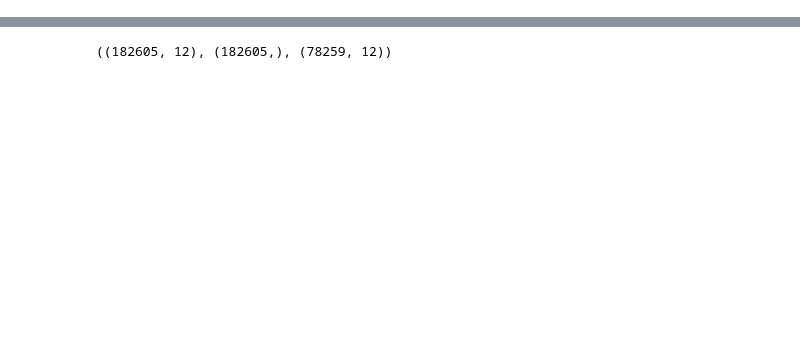
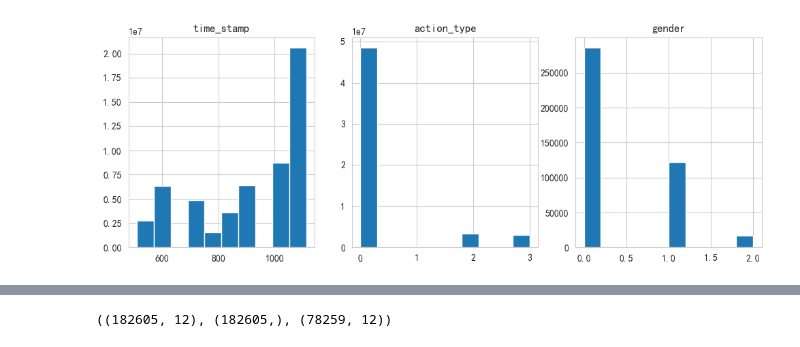
Before and after one commit to zfy2003/mechine-learning, a Jupyter notebook: demo/demo1.ipynb, the cells around one changed output, grey strips where cells are left out. Cells and saved outputs as stored; diff of their text form; code cells hidden in the pictures; blank space fills up the shorter version.

```diff
--- a/demo/demo1.ipynb
+++ b/demo/demo1.ipynb
@@ -13,3 +15,18 @@ user_log = pd.read_csv('../data_format1/user_log_format1.csv').rename(columns={'
 user_info['age_range'].fillna(-1,inplace=True)
 user_info['gender'].fillna(2,inplace=True)  #2和null代表性别不确定
 user_log['brand_id'].fillna(-1,inplace=True)
+# %%
+#特征值的分布
+plt.figure(figsize=(12,4))
+plt.subplot(1,3,1)
+plt.hist(user_log['time_stamp']) #time_stamp 购买时间（格式：mmdd）
+plt.title('time_stamp')
+plt.subplot(1,3,2)
+plt.hist(user_log['action_type'])
+plt.title('action_type') #action_type包含{0, 1, 2, 3}，0表示单击，1表示添加到购物车，2表示购买，3表示添加到收藏夹
+plt.subplot(1,3,3)
+plt.hist(user_info['gender']) #gender用户性别。0表示女性，1表示男性，2和NULL表示未知
+plt.title('gender')
+plt.show()
+# %% [output]
+[figure, added]
```
Also changed, not shown: parts of 8 cells of this notebook.
